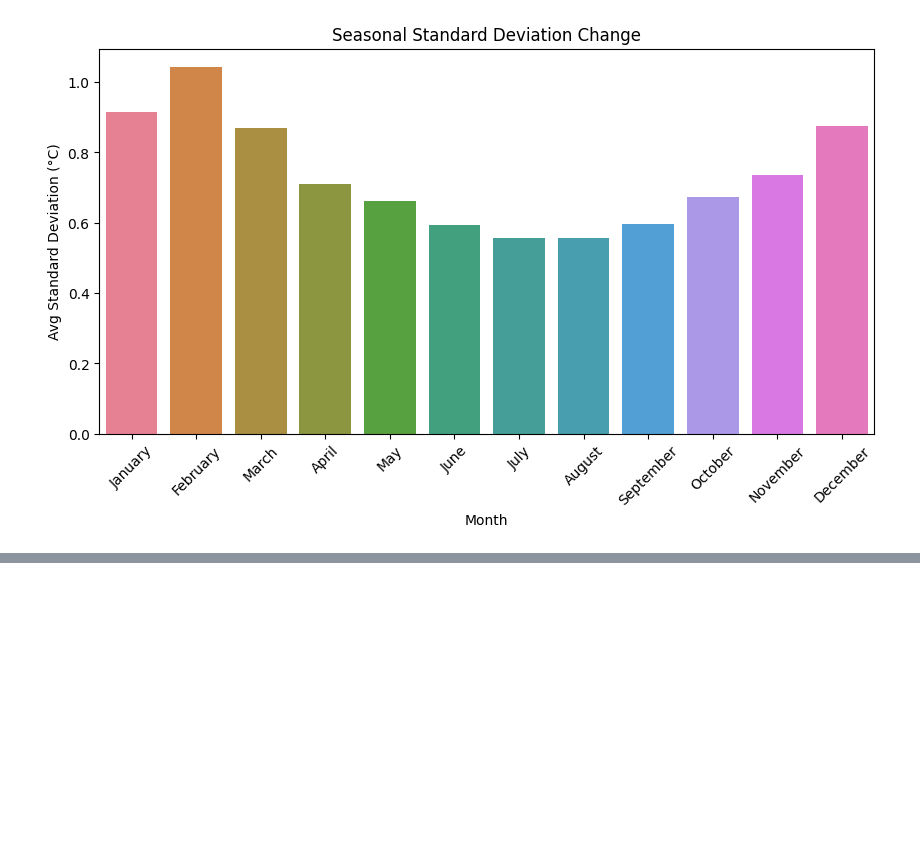
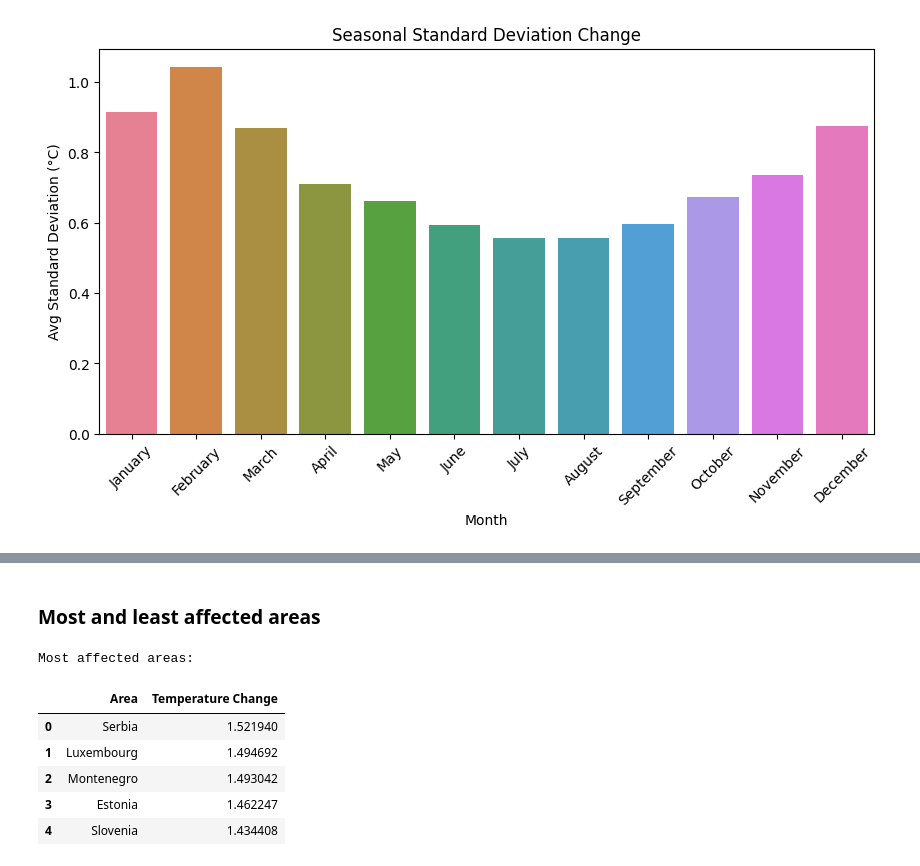
Before and after one commit to stacyshki/TemperatureChangeVisualization, a Jupyter notebook: FINAL PROJECT.ipynb, the cells around one changed output, grey strips where cells are left out. Drawn from its saved outputs; the diff is of its cells as text; code cells hidden in the pictures; blank space fills up the shorter version.

```diff
--- a/FINAL PROJECT.ipynb
+++ b/FINAL PROJECT.ipynb
@@ -256,0 +301,16 @@ plt.show()
+# %% [markdown]
+### Most and least affected areas
+# %%
+area_temp_change = pd.read_csv('Described_parts/tempAreaMeanTierList.csv')
+most_affected = area_temp_change.nlargest(5, "Temperature Change")
+least_affected = area_temp_change.nsmallest(5, "Temperature Change")
+print('Most affected areas:')
+most_affected
+# %% [output]
+Most affected areas:
+|  | Area | Temperature Change |
+| 0 | Serbia | 1.521940 |
+| 1 | Luxembourg | 1.494692 |
+| 2 | Montenegro | 1.493042 |
+| 3 | Estonia | 1.462247 |
+| 4 | Slovenia | 1.434408 |
```
Also changed, not shown: parts of 7 cells of this notebook, 4 other files.
